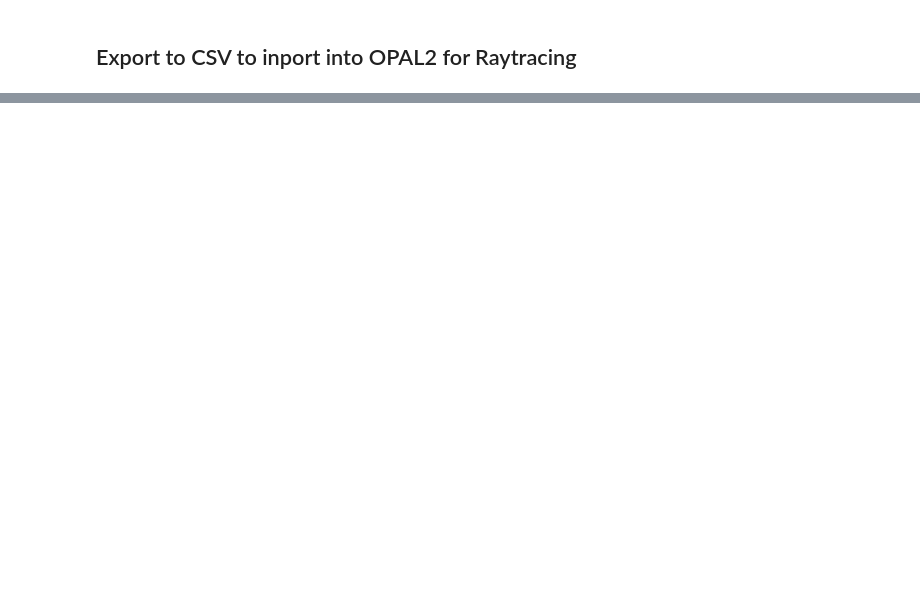
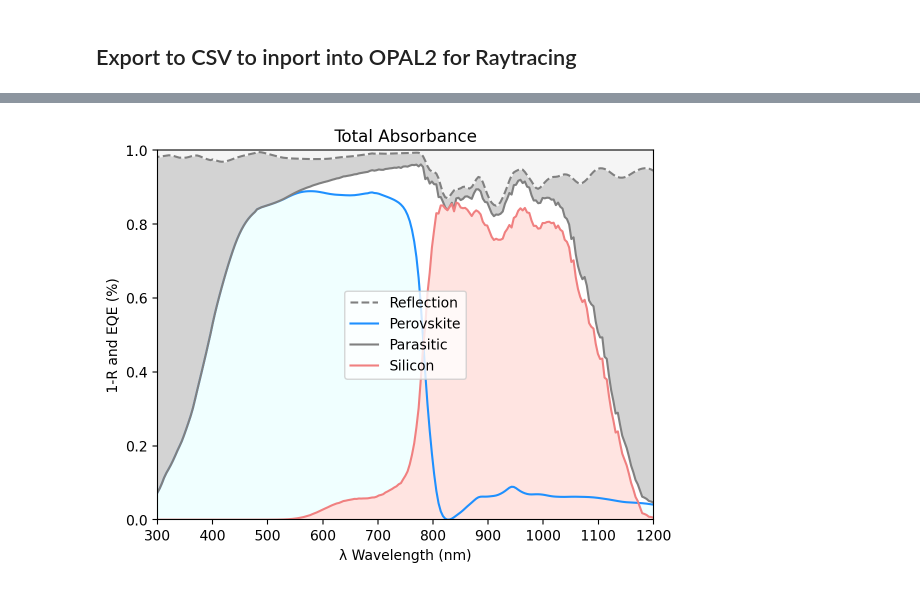
Before and after one commit to fenning-research-group/Python-Utilities, a Jupyter notebook: FrgTools/Example Notebooks/Lumerical OpSim/FullConformalPyramids.ipynb, the cells around one changed output, grey strips where cells are left out. Drawn from its saved outputs; the diff is of its cells as text; code cells hidden in the pictures; blank space fills up the shorter version.

```diff
--- a/FrgTools/Example Notebooks/Lumerical OpSim/FullConformalPyramids.ipynb
+++ b/FrgTools/Example Notebooks/Lumerical OpSim/FullConformalPyramids.ipynb
@@ -256,0 +226,32 @@ with open('Conformal_Import_to_RT.csv', 'a') as f:
+# %%
+A_Si = pd.read_csv('RAT_data_Si3.csv', delimiter=',', header=0)
+WL_3, Si_abs_nm1 = A_Si.iloc[:,0], A_Si.iloc[:,1]
+# %%
+Si_subcell_abs_nm = np.interp(WL_PSK_abs, WL_3, Si_abs_nm1)
+Si_abs_per_nm = Si_subcell_abs_nm * T_per_nm
+TopBot_abs_per_nm = PSK_abs_per_nm + Si_abs_per_nm
+Si_Pabs = Si_abs_per_nm *AM15
+TopBot_abs_per_nm = PSK_abs_per_nm + Si_abs_per_nm
+Total_PA_per_nm = (1-R_per_nm) - TopBot_abs_per_nm
+Total_PA_pabs = Total_PA_per_nm * AM15
+# %%
+plt.figure(1)
+plt.plot(WL_R, 1-R_per_nm, label="Reflection", color="gray", linestyle="--") #1-R
+plt.plot(WL_PSK_abs, PSK_abs_per_nm, label='Perovskite', color="dodgerblue") #Perovskite Absorption
+plt.plot(WL_PSK_abs, TopBot_abs_per_nm, label="Parasitic", color="gray", ) #Parasitic Absorption
+plt.plot(WL_2, Si_abs_per_nm, label='Silicon', color="lightcoral") # Tranmission
+
+plt.fill_between(WL_PSK_abs, TopBot_abs_per_nm, 1-R_per_nm, color='lightgray')
+plt.fill_between(WL_PSK_abs, WL_filltop, 1-R_per_nm,  color='whitesmoke')
+plt.fill_between(WL_PSK_abs, PSK_abs_per_nm, WL_fillbot, color='azure')
+plt.fill_between(WL_PSK_abs, Si_abs_per_nm, WL_fillbot, color='mistyrose' )
+
+plt.title("Total Absorbance")
+plt.ylim(0,1)
+plt.xlim(300,1200)
+plt.xlabel("λ Wavelength (nm)")
+plt.ylabel("1-R and EQE (%)")
+plt.legend()
+plt.show()
+# %% [output]
+[figure, added]
```
Also changed, not shown: parts of 17 cells of this notebook, 1 other file.
